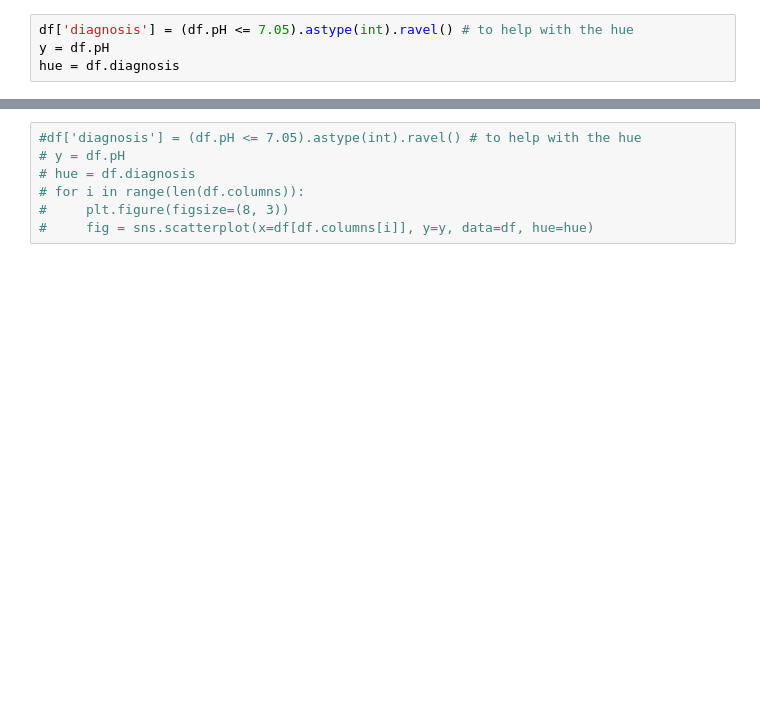
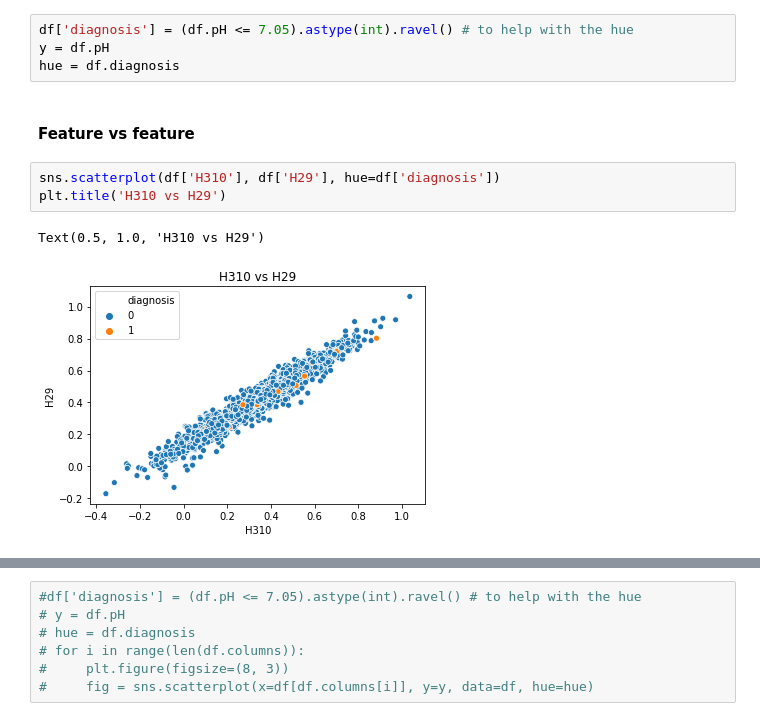
Before and after one commit to safwatmohamed/mythesis, a Jupyter notebook: initialAnalysis.ipynb, the cells around one changed output, grey strips where cells are left out. Drawn from its saved outputs; the diff is of its cells as text; blank space fills up the shorter version.

```diff
--- a/initialAnalysis.ipynb
+++ b/initialAnalysis.ipynb
@@ -168,3 +168,11 @@ df.head()
 df['diagnosis'] = (df.pH <= 7.05).astype(int).ravel() # to help with the hue
 y = df.pH
 hue = df.diagnosis
+# %% [markdown]
+#### Feature vs feature
+# %%
+sns.scatterplot(df['H310'], df['H29'], hue=df['diagnosis'])
+plt.title('H310 vs H29')
+# %% [output]
+Text(0.5, 1.0, 'H310 vs H29')
+[figure, added]
```
Also changed, not shown: parts of 20 cells of this notebook.
